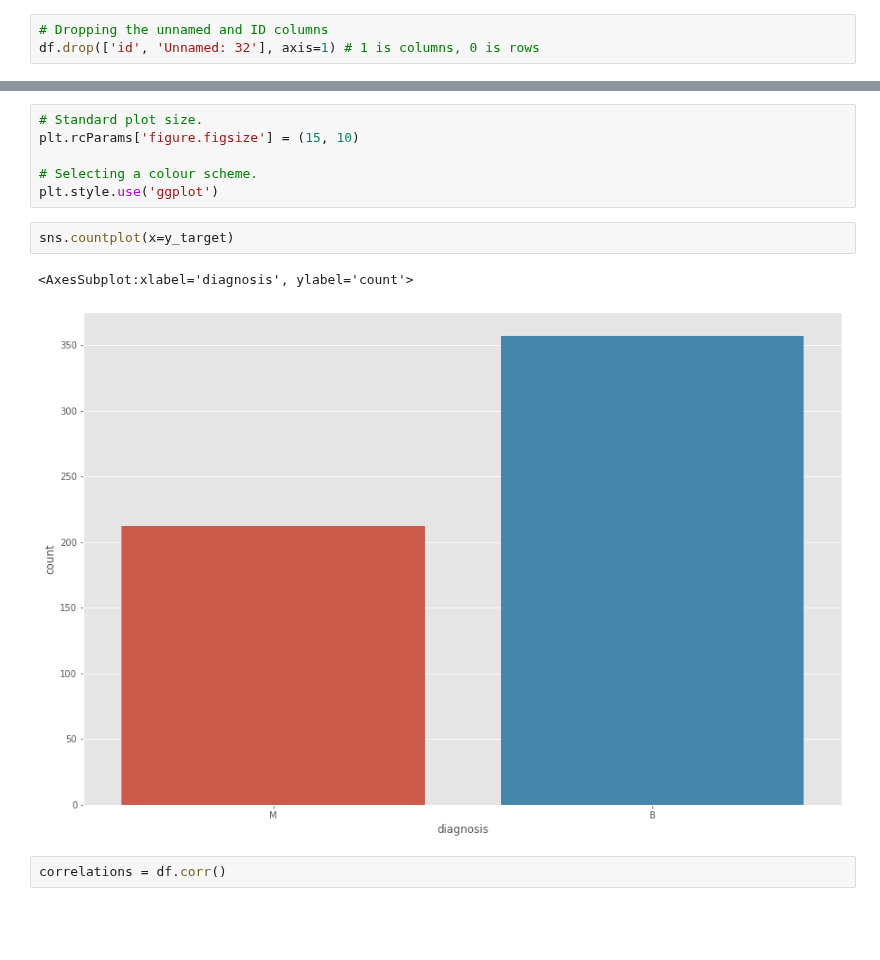
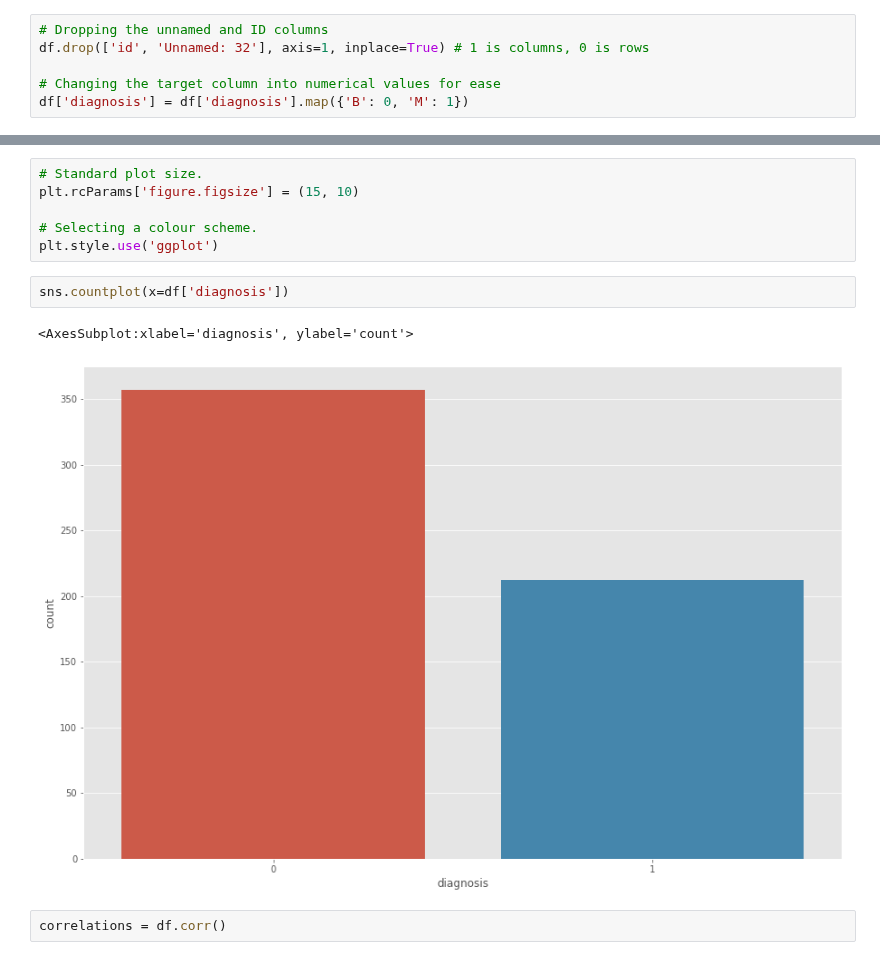
Before and after one commit to kmcd14/MLandStats-assessment, a Jupyter notebook: scikit-learn.ipynb, the cells around one changed output, grey strips where cells are left out. Saved outputs shown, nothing was run; the diff lists cells and outputs as text; blank space fills up the shorter version.

```diff
--- a/scikit-learn.ipynb
+++ b/scikit-learn.ipynb
@@ -365,4 +365,7 @@ memory usage: 146.8+ KB
 - Unnamed: 32 column: contains Nan vaules, meaning this also cannot influence classification or predictability.
 # %%
 # Dropping the unnamed and ID columns
-df.drop(['id', 'Unnamed: 32'], axis=1) # 1 is columns, 0 is rows
+df.drop(['id', 'Unnamed: 32'], axis=1, inplace=True) # 1 is columns, 0 is rows
+
+# Changing the target column into numerical values for ease
+df['diagnosis'] = df['diagnosis'].map({'B': 0, 'M': 1})
@@ -404,10 +397,10 @@ plt.rcParams['figure.figsize'] = (15, 10)
 # Selecting a colour scheme.
 plt.style.use('ggplot')
 # %%
-sns.countplot(x=y_target)
+sns.countplot(x=df['diagnosis'])
 # %% [output]
 <AxesSubplot:xlabel='diagnosis', ylabel='count'>
-[figure, old version]
+[figure, new version]
 # %%
 correlations = df.corr()
 # %%
```
Also changed, not shown: parts of 41 cells of this notebook.
